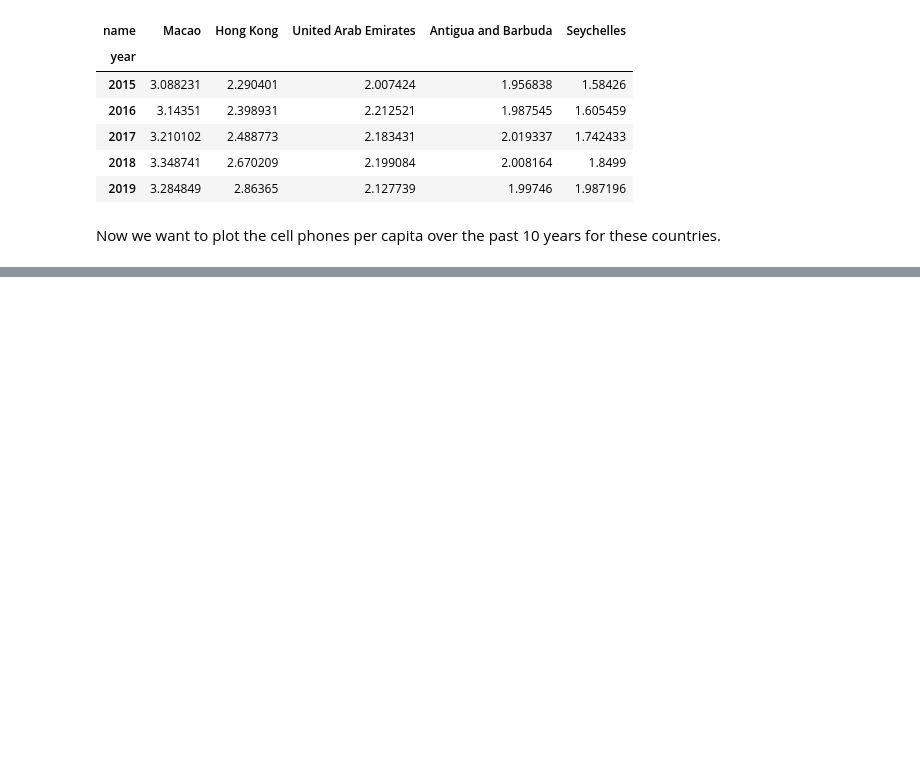
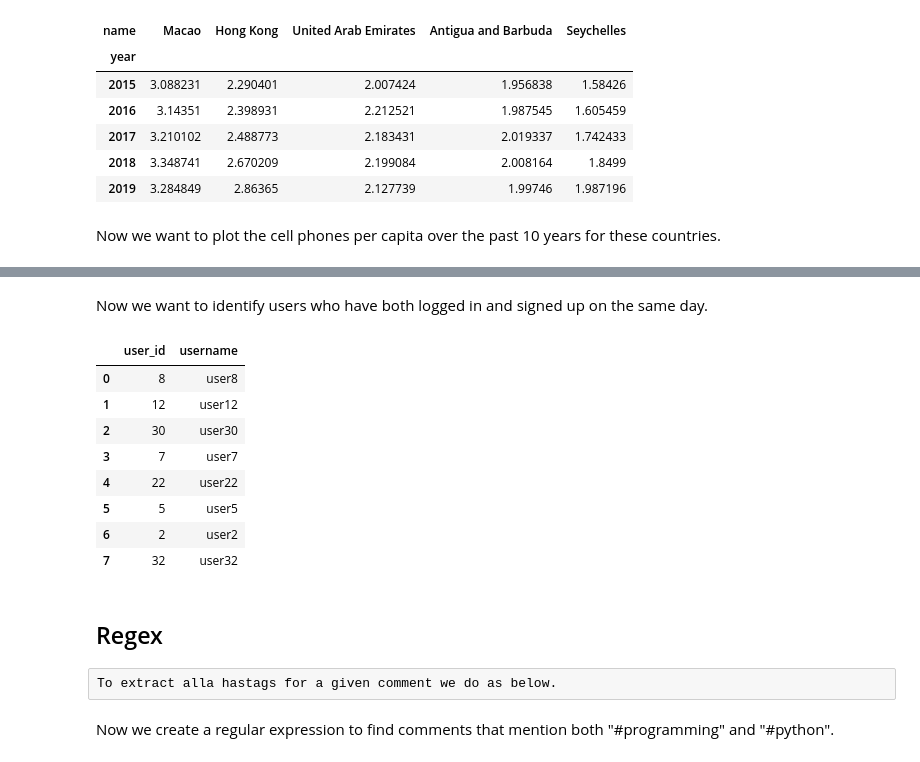
Before and after one commit to majaelm/su-mt4007, a Jupyter notebook: HW4/HW4.ipynb, the cells around one changed output, grey strips where cells are left out. Cells and saved outputs as stored; diff of their text form; code cells hidden in the pictures; blank space fills up the shorter version.

```diff
--- a/HW4/HW4.ipynb
+++ b/HW4/HW4.ipynb
@@ -168,0 +238,26 @@ KeyError: "The following 'id_vars' are not present in the DataFrame: ['name']"
+# %% [markdown]
+Now we want to identify users who have both logged in and signed up on the same day.
+# %%
+query3 = """
+SELECT DISTINCT U1.user_id, U1.username
+
+FROM user_actions AS U1, user_actions AS U2
+
+WHERE DATE(U1.timestamp)=DATE(U2.timestamp)
+    AND U1.action='login' AND U2.action='signup'
+    AND U1.user_id = U2.user_id
+"""
+
+pd.read_sql_query(query3,conn)
+# %% [output]
+|  | user_id | username |
+| 0 | 8 | user8 |
+| 1 | 12 | user12 |
+| 2 | 30 | user30 |
+| 3 | 7 | user7 |
+| 4 | 22 | user22 |
+| 5 | 5 | user5 |
+| 6 | 2 | user2 |
+| 7 | 32 | user32 |
+# %% [markdown]
+## Regex
@@ -168,0 +267,2 @@ KeyError: "The following 'id_vars' are not present in the DataFrame: ['name']"
+# %% [raw]
+To extract alla hastags for a given comment we do as below.
@@ -168,0 +274,2 @@ KeyError: "The following 'id_vars' are not present in the DataFrame: ['name']"
+# %% [markdown]
+Now we create a regular expression to find comments that mention both "#programming" and "#python".
```
Also changed, not shown: parts of 16 cells of this notebook, 1 other file.
